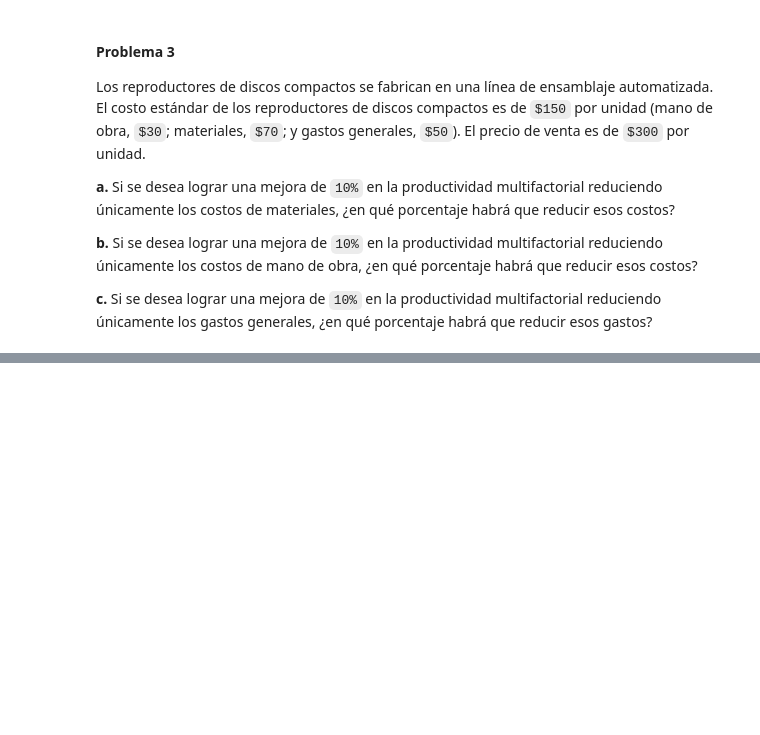
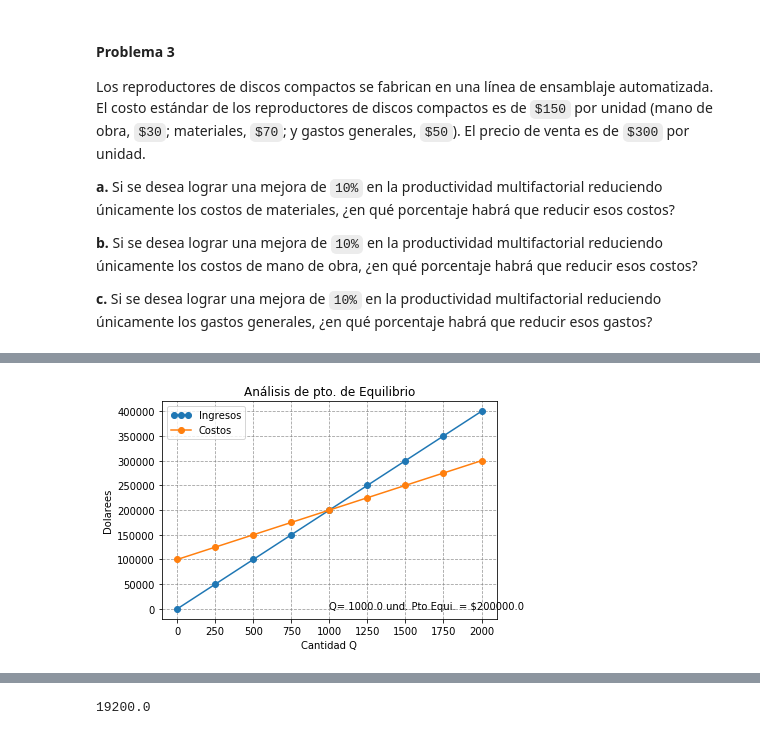
Before and after one commit to camilopinochet/Ingenieria-Industrial, a Jupyter notebook: Admin. Operaciones/Ch 1 Ejercicios .ipynb, the cells around one changed output, grey strips where cells are left out. Cells and saved outputs as stored; diff of their text form; code cells hidden in the pictures; blank space fills up the shorter version.

```diff
--- a/Admin. Operaciones/Ch 1 Ejercicios .ipynb
+++ b/Admin. Operaciones/Ch 1 Ejercicios .ipynb
@@ -179,12 +183,14 @@ for i in range(len(semana)):
 print("Cantidad de camisas por horas")
 print("---"*12)
 for i in range(len(semana)):
-    print("Semana {} productividad = {:.2f}".format(semana[i],productividad[i]))
+    print("Semana {} productividad = {:.2f}"\
+          .format(semana[i],productividad[i]))
 print()
 print("Cantidad de camisas por trabajador")
 print("---"*12)
 for i in range(len(semana)):
-    print("Semana {} prod. trabajador = {:.2f}".format(semana[i],productividad_trabajador[i]))
+    print("Semana {} prod. trabajador = {:.2f}"\
+          .format(semana[i],productividad_trabajador[i]))
 # %% [markdown]
 #### Problema 3
 
@@ -274,3 +269,14 @@ unidades_producidas = [1124, 1310, 1092, 981]
 total_mano_obra = [12735, 14842, 10603, 9526]
 total_materiales = [21041, 24523, 20442, 18364]
 total_gastos_generales = [8992, 10480, 8736, 7848]
+
+produc_multifactorial = []
+
+for i in range(len(semana)):
+    produc_multifactorial.append(total_mano_obra[i]+total_materiales[i]+\
+                                total_gastos_generales[i])
+for i in range(len(semana)):
+    print("Semana {} Pro. Mult.= ${:.2f} Prod. M.O.= ${:5.5f} {:.0f} Unid"\
+          .format(semana[i],produc_multifactorial[i]/unidades_producidas[i],\
+           total_mano_obra[i]/unidades_producidas[i],\
+           unidades_producidas[i]))
@@ -276,0 +346,53 @@ total_gastos_generales = [8992, 10480, 8736, 7848]
+# %%
+from numpy import *
+import matplotlib.pyplot as plt
+from matplotlib.legend_handler import HandlerLine2D
+
+F = 100000
+p = 200
+c = 100
+
+def pto_equ (F, p, c):
+    Q=F/(p-c)
+    return Q
+
+Q = pto_equ(F,p,c)
+
+def plot_recta(p,c, Q):
+
+
+    k = 9
+    ingresos_x = linspace(0, 2*Q, k)
+    ingresos_y = linspace(0, p*(2*Q), k)
+
+    costos_x = linspace(0, 2*Q, k)
+    costos_y = linspace(F, F + (c*(2*Q)), k)
+
+    line1, = plt.plot(ingresos_x, ingresos_y, marker='o',label='Ingresos')
+    line2, = plt.plot(costos_x, costos_y, marker='o', label='Costos')
+
+    plt.legend(handler_map={line1: HandlerLine2D(numpoints=3)})
+    plt.title("Análisis de pto. de Equilibrio")
+    plt.xlabel("Cantidad Q")
+    plt.ylabel('Dolarees')
+
+    #plt.grid(True)
+    plt.grid(True, linestyle='--', which='major',
+                   color='gray', alpha=.75)
+    plt.text(1000, 0, r'Q= {:.1f} und. Pto.Equi. = ${:.1f} '\
+             .format(Q, p*Q))
+
+    fig.tight_layout()
+
+    plt.show()
+
+    for i in range(len(ingresos_x)):
+        print("{:10.1f} {:10.1f}".format(ingresos_x[i], ingresos_y[i]))
+    print("")
+    for i in range(len(ingresos_x)):
+        print("{:10.1f} {:10.1f}".format(costos_x[i], costos_y[i]))
+
+plot_recta(p,c,Q)
+print(pto_equ(F, p, c))
+# %% [output]
+[figure, added]
@@ -276,0 +419,9 @@ total_gastos_generales = [8992, 10480, 8736, 7848]
+# %%
+def evaluacion (fm, cm, fb, cb):
+    Q = (fm-fb)/(cb-cm)
+    return Q
+
+x=evaluacion(2400,2,12000,1.5)
+print(x)
+# %% [output]
+19200.0
```
Also changed, not shown: parts of 15 cells of this notebook.
